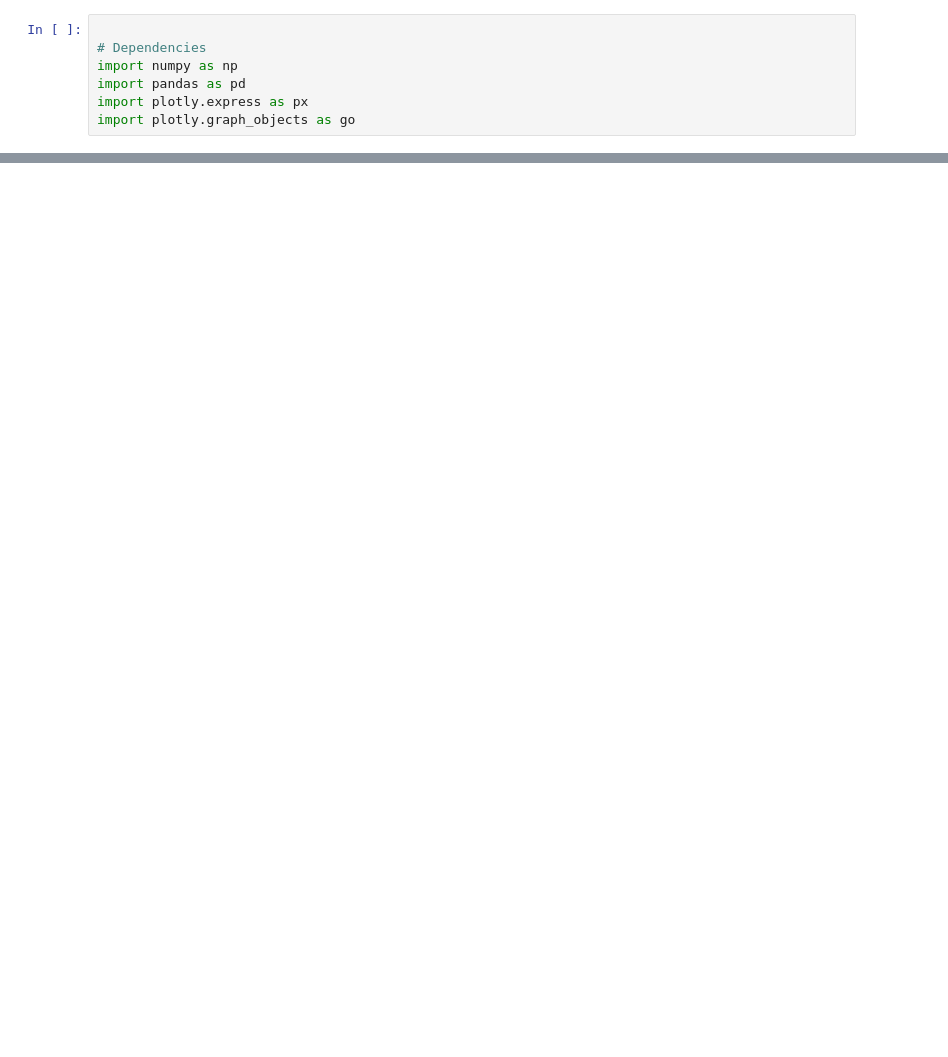
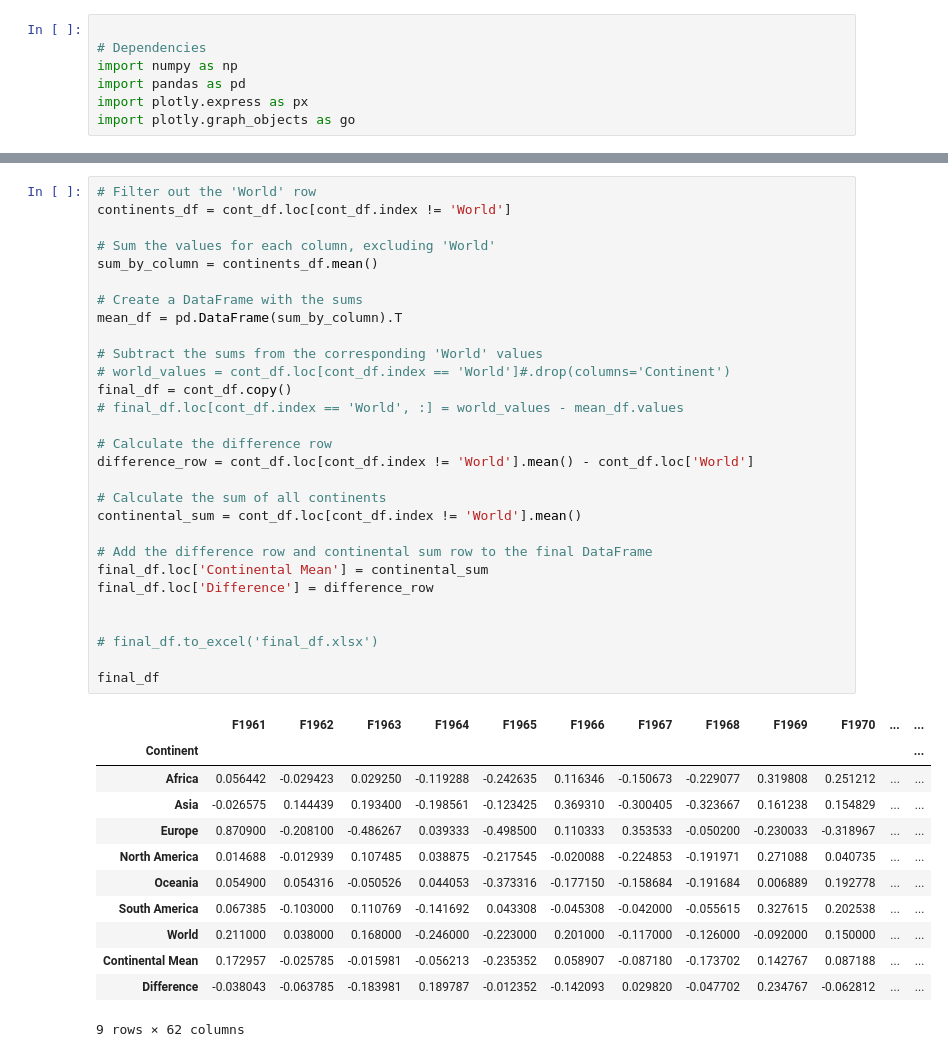
Before and after one commit to Kevin-McConchie/IMF-Weather-Data, a Jupyter notebook: global_temps.ipynb, the cells around one changed output, grey strips where cells are left out. Cells and saved outputs as stored; diff of their text form; blank space fills up the shorter version.

```diff
--- a/global_temps.ipynb
+++ b/global_temps.ipynb
@@ -372,4 +356,46 @@ fig = go.Figure(data=data, layout=layout)
 
 # Display the figure
 fig.show()
+# %%
+# Filter out the 'World' row
+continents_df = cont_df.loc[cont_df.index != 'World']
+
+# Sum the values for each column, excluding 'World'
+sum_by_column = continents_df.mean()
+
+# Create a DataFrame with the sums
+mean_df = pd.DataFrame(sum_by_column).T
+
+# Subtract the sums from the corresponding 'World' values
+# world_values = cont_df.loc[cont_df.index == 'World']#.drop(columns='Continent')
+final_df = cont_df.copy()
+# final_df.loc[cont_df.index == 'World', :] = world_values - mean_df.values
+
+# Calculate the difference row
+difference_row = cont_df.loc[cont_df.index != 'World'].mean() - cont_df.loc['World']
+
+# Calculate the sum of all continents
+continental_sum = cont_df.loc[cont_df.index != 'World'].mean()
+
+# Add the difference row and continental sum row to the final DataFrame
+final_df.loc['Continental Mean'] = continental_sum
+final_df.loc['Difference'] = difference_row
+
+
+# final_df.to_excel('final_df.xlsx')
+
+final_df
+# %% [output]
+|  | F1961 | F1962 | F1963 | F1964 | F1965 | F1966 | F1967 | F1968 | F1969 | F1970 | ... | ... |
+| Continent |  |  |  |  |  |  |  |  |  |  |  | ... |
+| Africa | 0.056442 | -0.029423 | 0.029250 | -0.119288 | -0.242635 | 0.116346 | -0.150673 | -0.229077 | 0.319808 | 0.251212 | ... | ... |
+| Asia | -0.026575 | 0.144439 | 0.193400 | -0.198561 | -0.123425 | 0.369310 | -0.300405 | -0.323667 | 0.161238 | 0.154829 | ... | ... |
+| Europe | 0.870900 | -0.208100 | -0.486267 | 0.039333 | -0.498500 | 0.110333 | 0.353533 | -0.050200 | -0.230033 | -0.318967 | ... | ... |
+| North America | 0.014688 | -0.012939 | 0.107485 | 0.038875 | -0.217545 | -0.020088 | -0.224853 | -0.191971 | 0.271088 | 0.040735 | ... | ... |
+| Oceania | 0.054900 | 0.054316 | -0.050526 | 0.044053 | -0.373316 | -0.177150 | -0.158684 | -0.191684 | 0.006889 | 0.192778 | ... | ... |
+| South America | 0.067385 | -0.103000 | 0.110769 | -0.141692 | 0.043308 | -0.045308 | -0.042000 | -0.055615 | 0.327615 | 0.202538 | ... | ... |
+| World | 0.211000 | 0.038000 | 0.168000 | -0.246000 | -0.223000 | 0.201000 | -0.117000 | -0.126000 | -0.092000 | 0.150000 | ... | ... |
+| Continental Mean | 0.172957 | -0.025785 | -0.015981 | -0.056213 | -0.235352 | 0.058907 | -0.087180 | -0.173702 | 0.142767 | 0.087188 | ... | ... |
+| Difference | -0.038043 | -0.063785 | -0.183981 | 0.189787 | -0.012352 | -0.142093 | 0.029820 | -0.047702 | 0.234767 | -0.062812 | ... | ... |
+9 rows × 62 columns
 # %%
```
Also changed, not shown: parts of 8 cells of this notebook.
